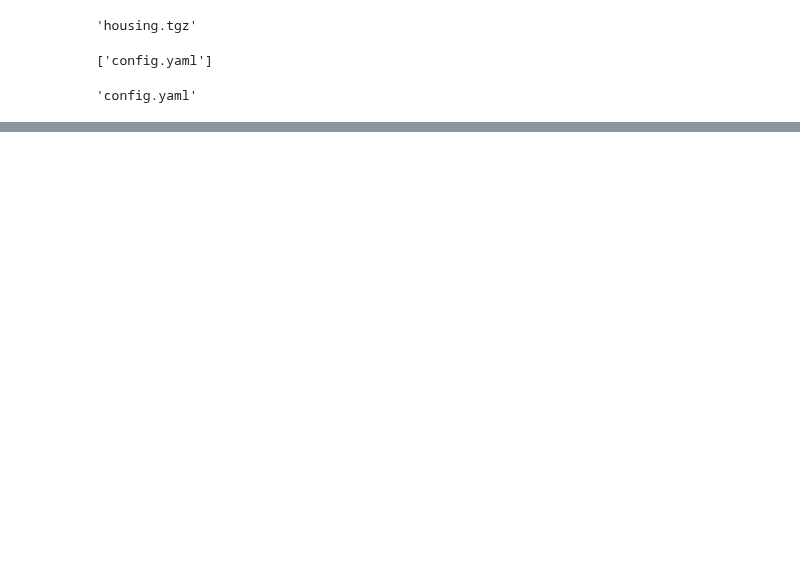
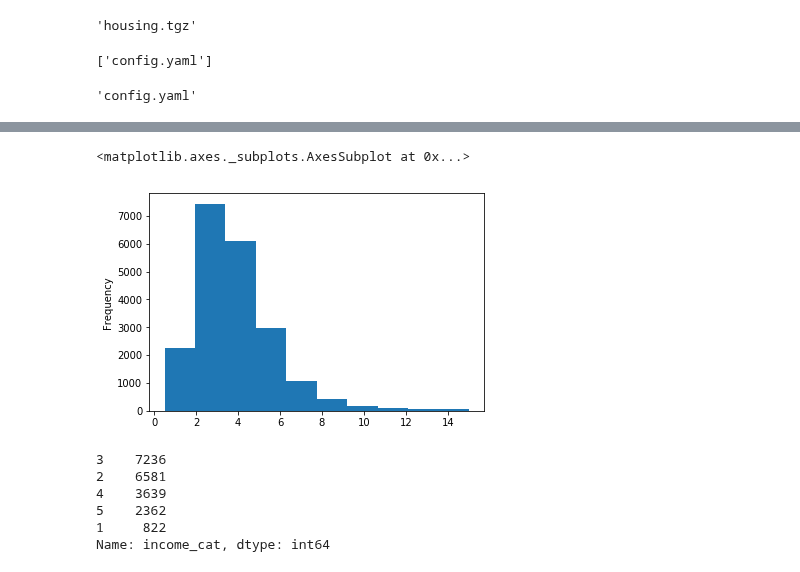
Before and after one commit to hemantkadam1991/First_Machine_Learning_Project, a Jupyter notebook: notebook/example2.ipynb, the cells around one changed output, grey strips where cells are left out. Cells and saved outputs as stored; diff of their text form; code cells hidden in the pictures; blank space fills up the shorter version.

```diff
--- a/notebook/example2.ipynb
+++ b/notebook/example2.ipynb
@@ -18,0 +23,4 @@ os.listdir(file_path)[0]
+# %%
+csv_file_path = r"C:\Users\Hemant Kadam\Machine_Learning_Projects_Live\First_Machine_Learning_Project\housing\artifact\data_ingestion\2023-10-13-19-24-31\raw_data\housing.csv"
+housing_data_frame = pd.read_csv(csv_file_path)
+housing_data_frame
@@ -18,0 +48,5 @@ os.listdir(file_path)[0]
+# %%
+housing_data_frame["median_income"].plot(kind="hist")
+# %% [output]
+<matplotlib.axes._subplots.AxesSubplot at 0x...>
+[figure, added]
@@ -18,0 +61,9 @@ os.listdir(file_path)[0]
+# %%
+housing_data_frame.income_cat.value_counts()
+# %% [output]
+3    7236
+2    6581
+4    3639
+5    2362
+1     822
+Name: income_cat, dtype: int64
```
Also changed, not shown: parts of 23 cells of this notebook, 4 other files.
